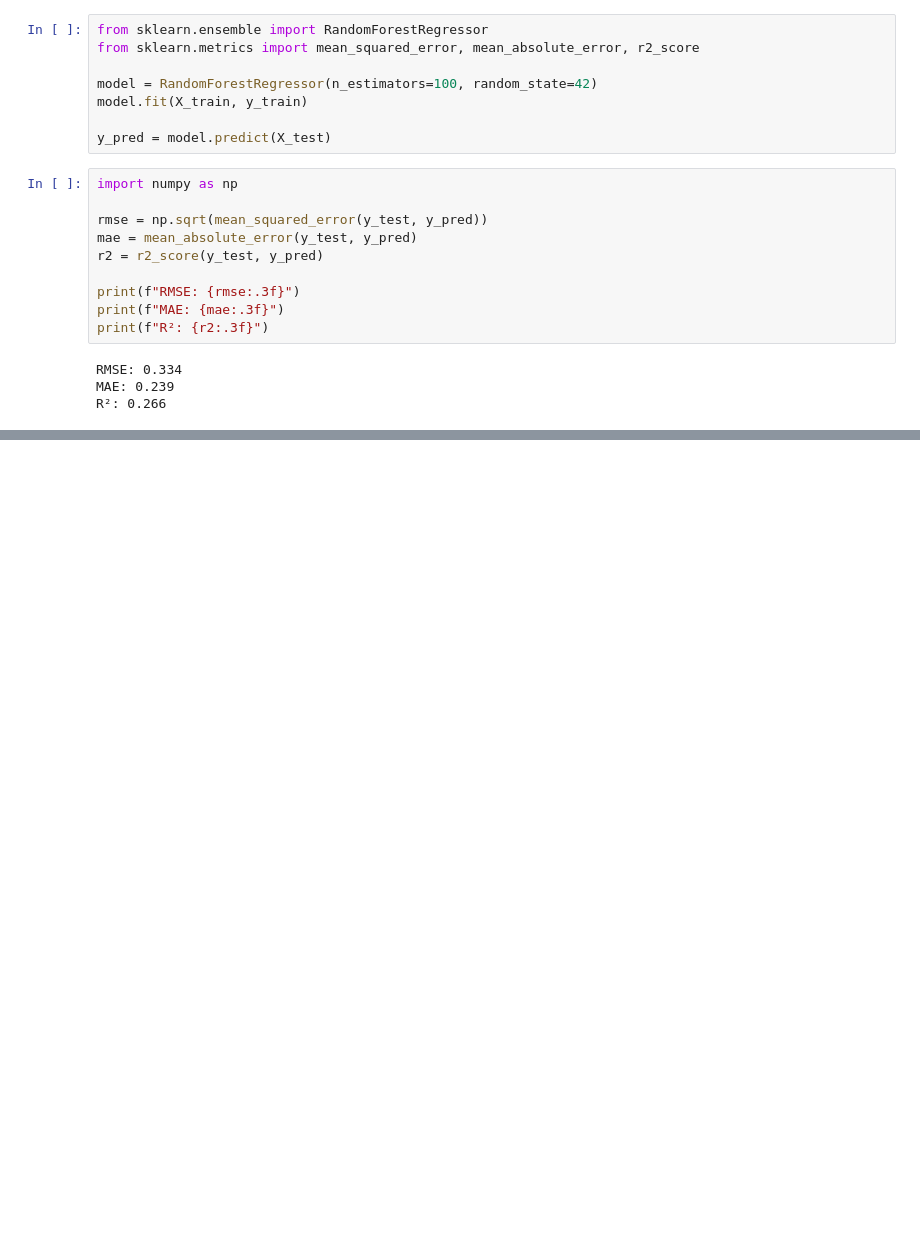
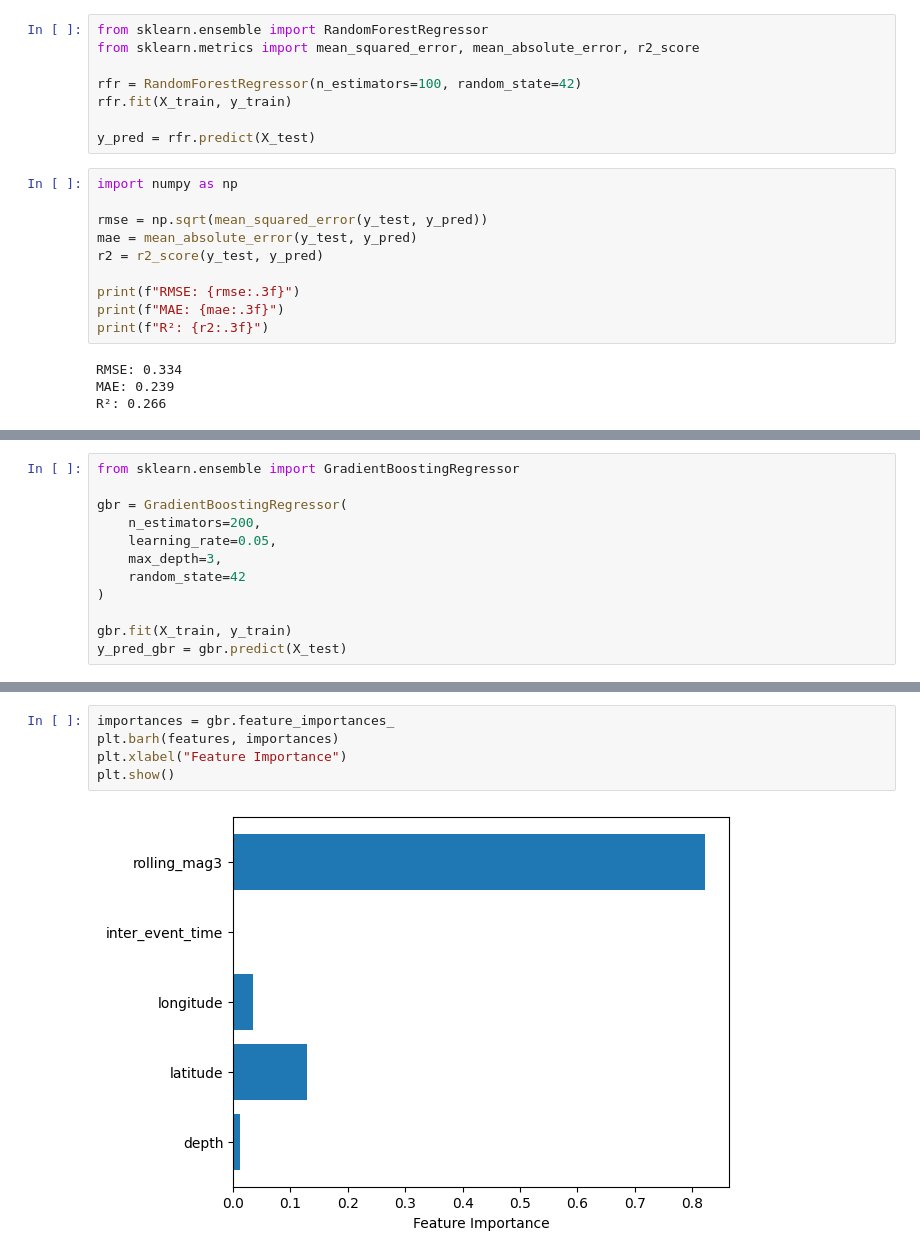
Before and after one commit to Janexo0/seismic-data-analysis-ml, a Jupyter notebook: data_analysys_of_seismic_data.ipynb, the cells around one changed output, grey strips where cells are left out. Saved outputs shown, nothing was run; the diff lists cells and outputs as text; blank space fills up the shorter version.

```diff
--- a/data_analysys_of_seismic_data.ipynb
+++ b/data_analysys_of_seismic_data.ipynb
@@ -265,10 +267,10 @@ y_test = test[target]
 from sklearn.ensemble import RandomForestRegressor
 from sklearn.metrics import mean_squared_error, mean_absolute_error, r2_score
 
-model = RandomForestRegressor(n_estimators=100, random_state=42)
-model.fit(X_train, y_train)
+rfr = RandomForestRegressor(n_estimators=100, random_state=42)
+rfr.fit(X_train, y_train)
 
-y_pred = model.predict(X_test)
+y_pred = rfr.predict(X_test)
 # %%
 import numpy as np
 
@@ -294,0 +301,12 @@ plt.show()
+# %%
+from sklearn.ensemble import GradientBoostingRegressor
+
+gbr = GradientBoostingRegressor(
+    n_estimators=200,
+    learning_rate=0.05,
+    max_depth=3,
+    random_state=42
+)
+
+gbr.fit(X_train, y_train)
+y_pred_gbr = gbr.predict(X_test)
@@ -294,0 +325,7 @@ plt.show()
+# %%
+importances = gbr.feature_importances_
+plt.barh(features, importances)
+plt.xlabel("Feature Importance")
+plt.show()
+# %% [output]
+[figure, added]
```
Also changed, not shown: parts of 24 cells of this notebook.
